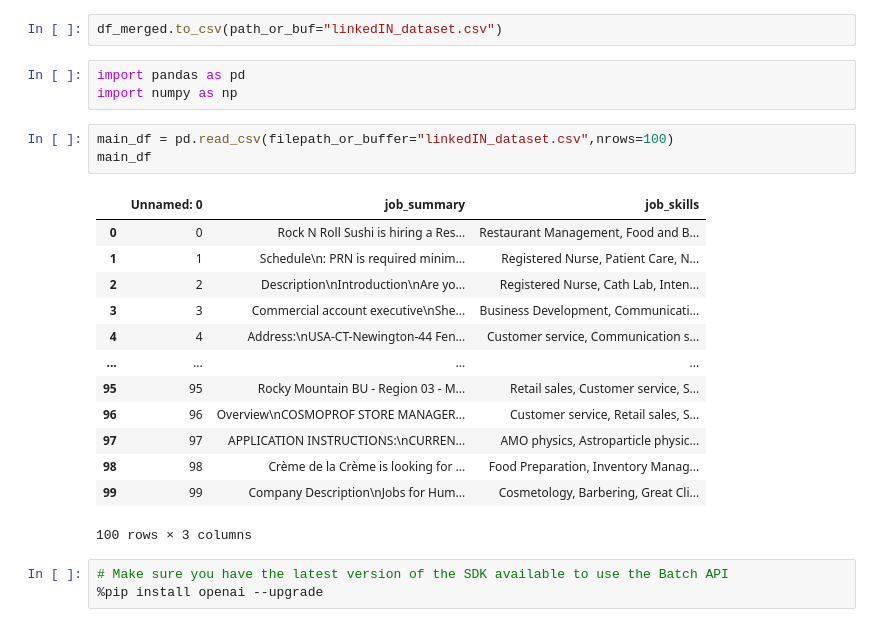
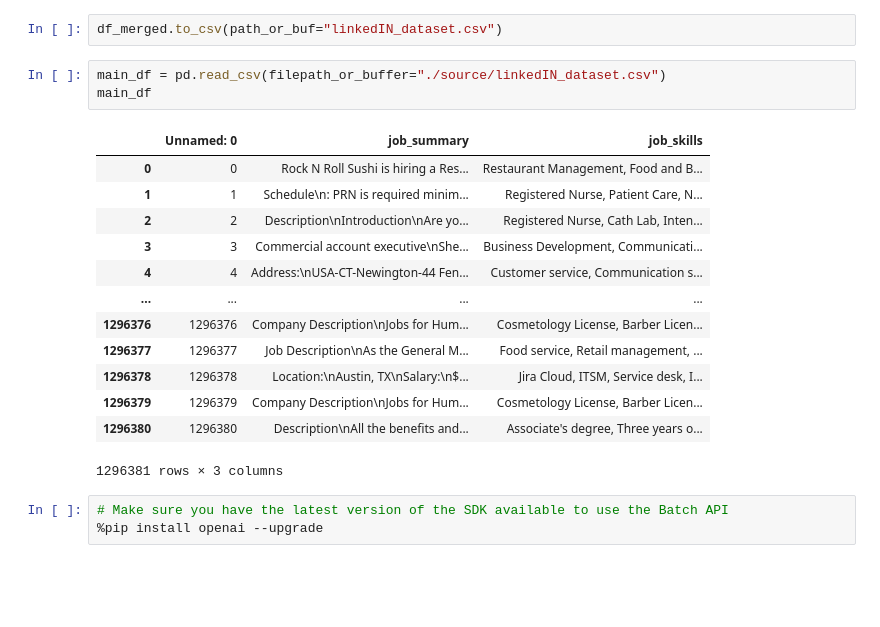
Before and after one commit to Monish147/Batch_api, a Jupyter notebook: batch_api.ipynb, the cells around one changed output. Drawn from its saved outputs; the diff is of its cells as text; blank space fills up the shorter version.

```diff
--- a/batch_api.ipynb
+++ b/batch_api.ipynb
@@ -83,26 +89,23 @@ df_merged
 1296381 rows × 2 columns
 # %%
 df_merged.to_csv(path_or_buf="linkedIN_dataset.csv")
-# %%
-import pandas as pd
-import numpy as np
 # %%
-main_df = pd.read_csv(filepath_or_buffer="linkedIN_dataset.csv",nrows=100)
+main_df = pd.read_csv(filepath_or_buffer="./source/linkedIN_dataset.csv")
 main_df
 # %% [output]
 |  | Unnamed: 0 | job_summary | job_skills |
 | 0 | 0 | Rock N Roll Sushi is hiring a Res... | Restaurant Management, Food and B... |
 | 1 | 1 | Schedule\n: PRN is required minim... | Registered Nurse, Patient Care, N... |
 | 2 | 2 | Description\nIntroduction\nAre yo... | Registered Nurse, Cath Lab, Inten... |
 | 3 | 3 | Commercial account executive\nShe... | Business Development, Communicati... |
 | 4 | 4 | Address:\nUSA-CT-Newington-44 Fen... | Customer service, Communication s... |
 | ... | ... | ... | ... |
-| 95 | 95 | Rocky Mountain BU - Region 03 - M... | Retail sales, Customer service, S... |
-| 96 | 96 | Overview\nCOSMOPROF STORE MANAGER... | Customer service, Retail sales, S... |
-| 97 | 97 | APPLICATION INSTRUCTIONS:\nCURREN... | AMO physics, Astroparticle physic... |
-| 98 | 98 | Crème de la Crème is looking for ... | Food Preparation, Inventory Manag... |
-| 99 | 99 | Company Description\nJobs for Hum... | Cosmetology, Barbering, Great Cli... |
+| 1296376 | 1296376 | Company Description\nJobs for Hum... | Cosmetology License, Barber Licen... |
+| 1296377 | 1296377 | Job Description\nAs the General M... | Food service, Retail management, ... |
+| 1296378 | 1296378 | Location:\nAustin, TX\nSalary:\n$... | Jira Cloud, ITSM, Service desk, I... |
+| 1296379 | 1296379 | Company Description\nJobs for Hum... | Cosmetology License, Barber Licen... |
+| 1296380 | 1296380 | Description\nAll the benefits and... | Associate's degree, Three years o... |
-100 rows × 3 columns
+1296381 rows × 3 columns
 # %%
 # Make sure you have the latest version of the SDK available to use the Batch API
 %pip install openai --upgrade
```
Also changed, not shown: parts of 38 cells of this notebook, 1 other file.
